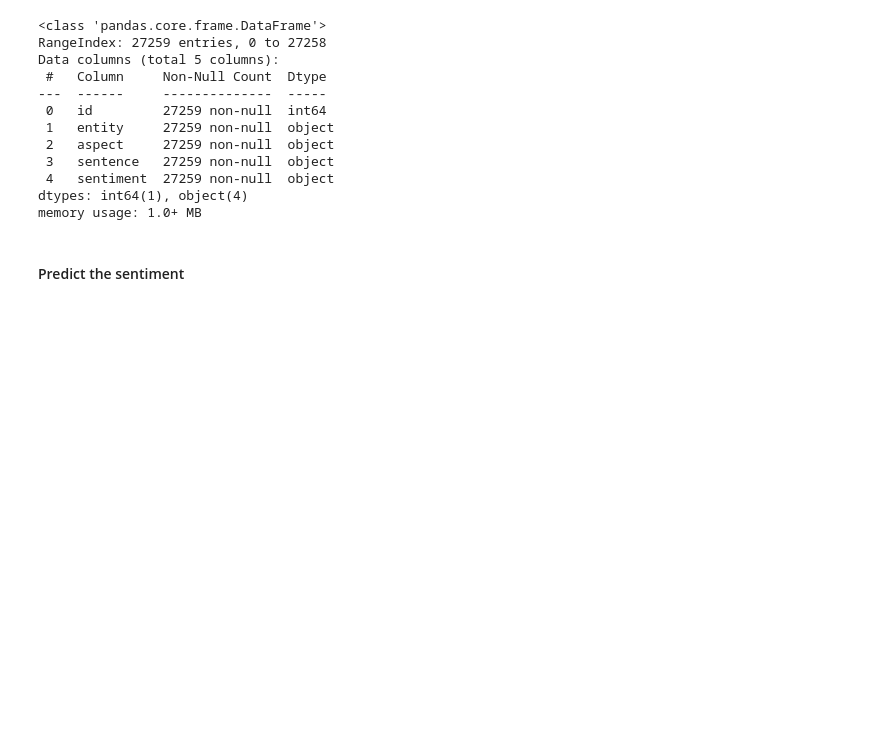
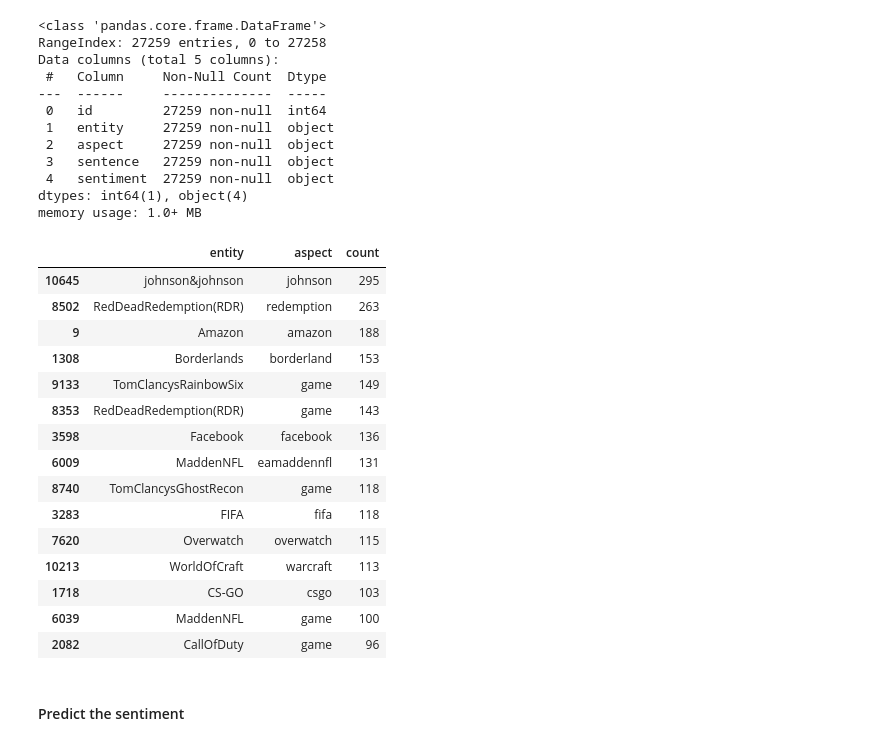
Before and after one commit to scagiu99/Explain-you-opinion, a Jupyter notebook: Project.ipynb, the cells around one changed output. Cells and saved outputs as stored; diff of their text form; code cells hidden in the pictures; blank space fills up the shorter version.

```diff
--- a/Project.ipynb
+++ b/Project.ipynb
@@ -633,6 +633,29 @@ dtypes: int64(1), object(4)
 memory usage: 1.0+ MB
 # %%
 aspect_data['sentiment'], aspect_data['sentence'] = aspect_data['sentiment'].astype(pd.StringDtype()),aspect_data['sentence'].astype(pd.StringDtype())
+# %%
+a = aspect_data.groupby(['entity','aspect']).size().reset_index(name='count')
+# %%
+a = a[ (a['count'] >= np.percentile(a['count'], 75))]
+# %%
+a.sort_values(by='count', ascending=False).head(15)
+# %% [output]
+|  | entity | aspect | count |
+| 10645 | johnson&johnson | johnson | 295 |
+| 8502 | RedDeadRedemption(RDR) | redemption | 263 |
+| 9 | Amazon | amazon | 188 |
+| 1308 | Borderlands | borderland | 153 |
+| 9133 | TomClancysRainbowSix | game | 149 |
+| 8353 | RedDeadRedemption(RDR) | game | 143 |
+| 3598 | Facebook | facebook | 136 |
+| 6009 | MaddenNFL | eamaddennfl | 131 |
+| 8740 | TomClancysGhostRecon | game | 118 |
+| 3283 | FIFA | fifa | 118 |
+| 7620 | Overwatch | overwatch | 115 |
+| 10213 | WorldOfCraft | warcraft | 113 |
+| 1718 | CS-GO | csgo | 103 |
+| 6039 | MaddenNFL | game | 100 |
+| 2082 | CallOfDuty | game | 96 |
 # %% [markdown]
 #### Predict the sentiment
 # %% [markdown]
```
Also changed, not shown: parts of 16 cells of this notebook.
